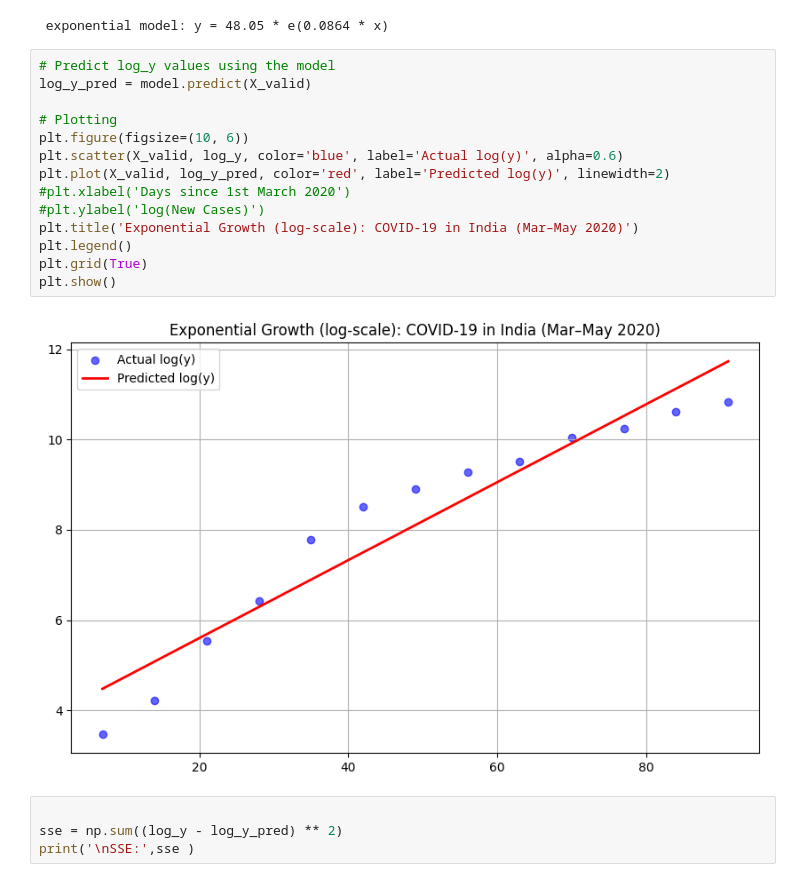
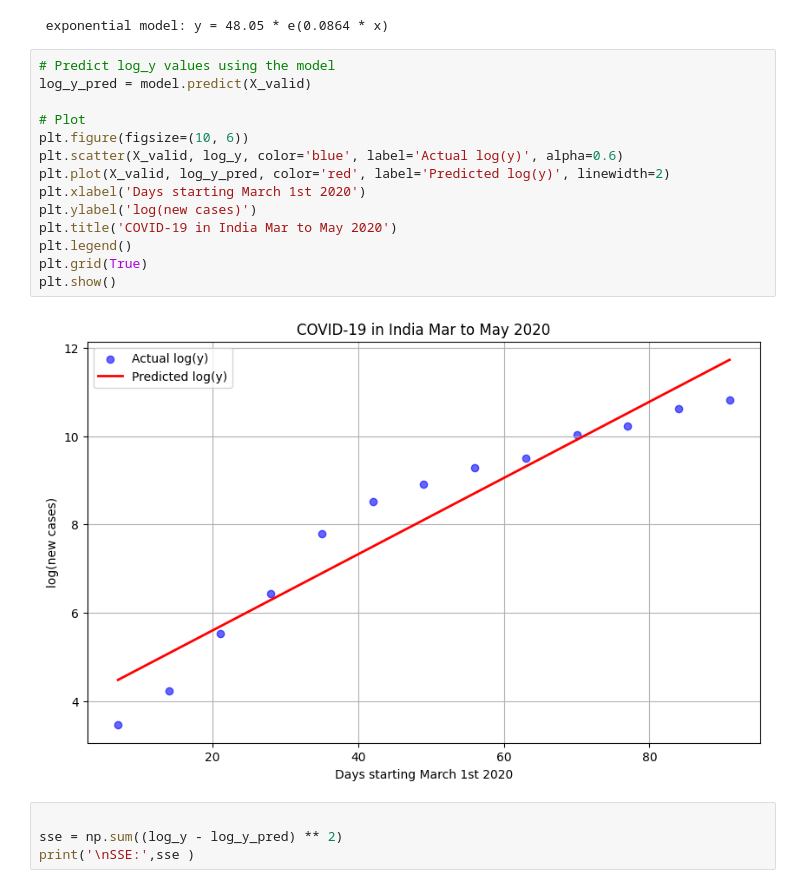
Before and after one commit to chethan-marideva/MTech_DataScienceLab, a Jupyter notebook: July12_Lab/Assignment_Problem2.ipynb, the cells around one changed output. Cells and saved outputs as stored; diff of their text form.

```diff
--- a/July12_Lab/Assignment_Problem2.ipynb
+++ b/July12_Lab/Assignment_Problem2.ipynb
@@ -75,19 +75,19 @@ print(f' exponential model: y = {A:.2f} * e({B:.4f} * x)')
 # %%
 # Predict log_y values using the model
 log_y_pred = model.predict(X_valid)
 
-# Plotting
+# Plot
 plt.figure(figsize=(10, 6))
 plt.scatter(X_valid, log_y, color='blue', label='Actual log(y)', alpha=0.6)
 plt.plot(X_valid, log_y_pred, color='red', label='Predicted log(y)', linewidth=2)
-#plt.xlabel('Days since 1st March 2020')
-#plt.ylabel('log(New Cases)')
-plt.title('Exponential Growth (log-scale): COVID-19 in India (Mar–May 2020)')
+plt.xlabel('Days starting March 1st 2020')
+plt.ylabel('log(new cases)')
+plt.title('COVID-19 in India Mar to May 2020')
 plt.legend()
 plt.grid(True)
 plt.show()
 # %% [output]
-[figure, old version]
+[figure, new version]
 # %%
 
 sse = np.sum((log_y - log_y_pred) ** 2)
```
Also changed, not shown: parts of 1 cell of this notebook, 2 other files.
